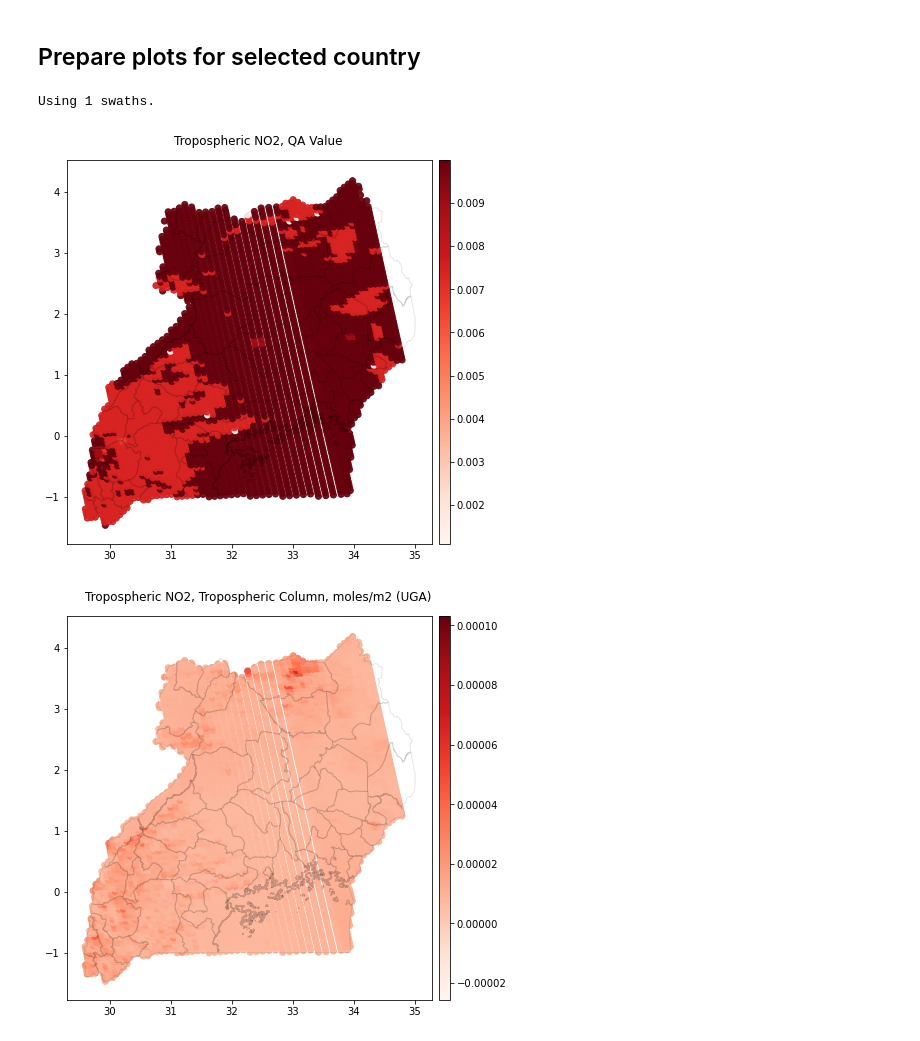
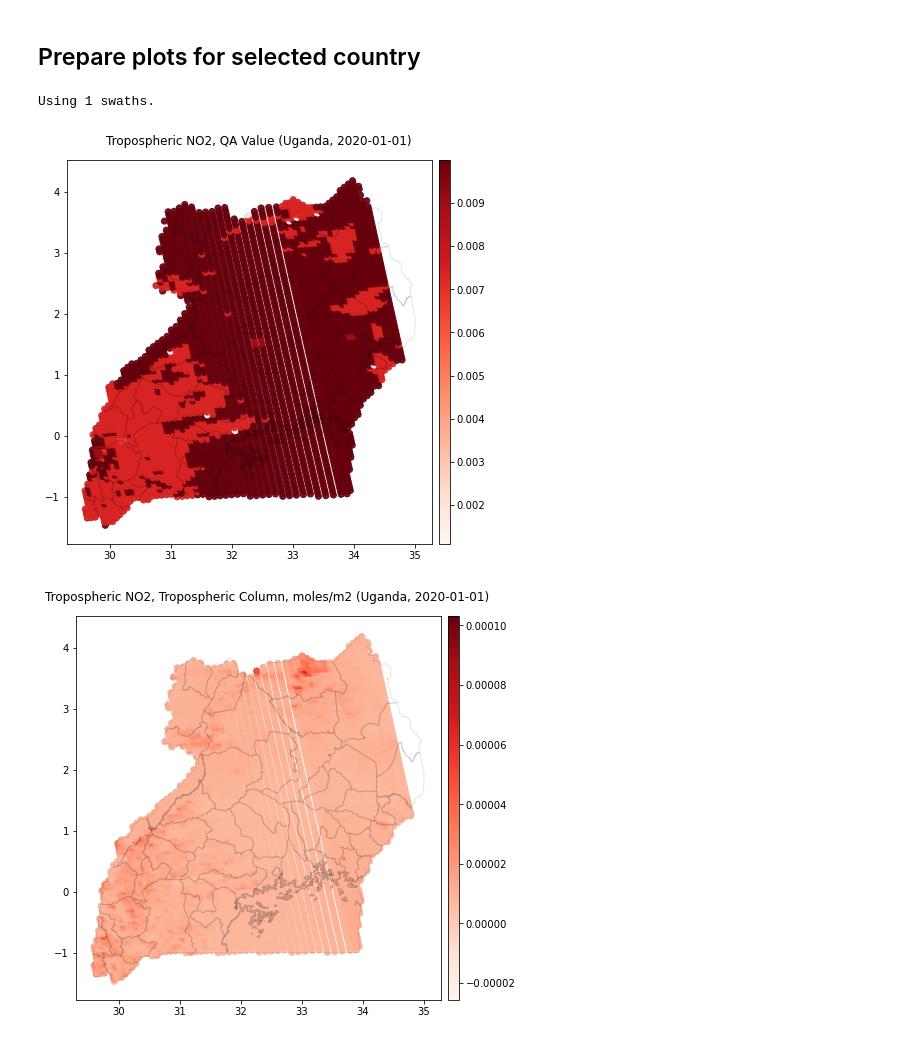
Before and after one commit to PHI-Case-Studies/2020-COVID19-NO2-Remote-Sensing, a Jupyter notebook: S5P-TROPOMI-NO2-Pipeline2.ipynb, the cells around one changed output. Saved outputs shown, nothing was run; the diff lists cells and outputs as text; code cells hidden in the pictures.

```diff
--- a/S5P-TROPOMI-NO2-Pipeline2.ipynb
+++ b/S5P-TROPOMI-NO2-Pipeline2.ipynb
@@ -63,8 +63,8 @@ africa1_gdf
 # %% [markdown]
 ## Prepare plots for selected country
 # %%
-plot_maps(iso3='UGA', filter_gdf=africa1_gdf, filelist=filelist, colormap='Reds')
+plot_maps(iso3='UGA', filter_gdf=africa1_gdf, filelist=filelist, colormap='Reds', sensing_date='2020-01-01')
 # %% [output]
 Using 1 swaths.
-[figure, old version]
+[figure, new version]
-[figure, old version]
+[figure, new version]
```
Also changed, not shown: parts of 5 cells of this notebook, 3 other files.
